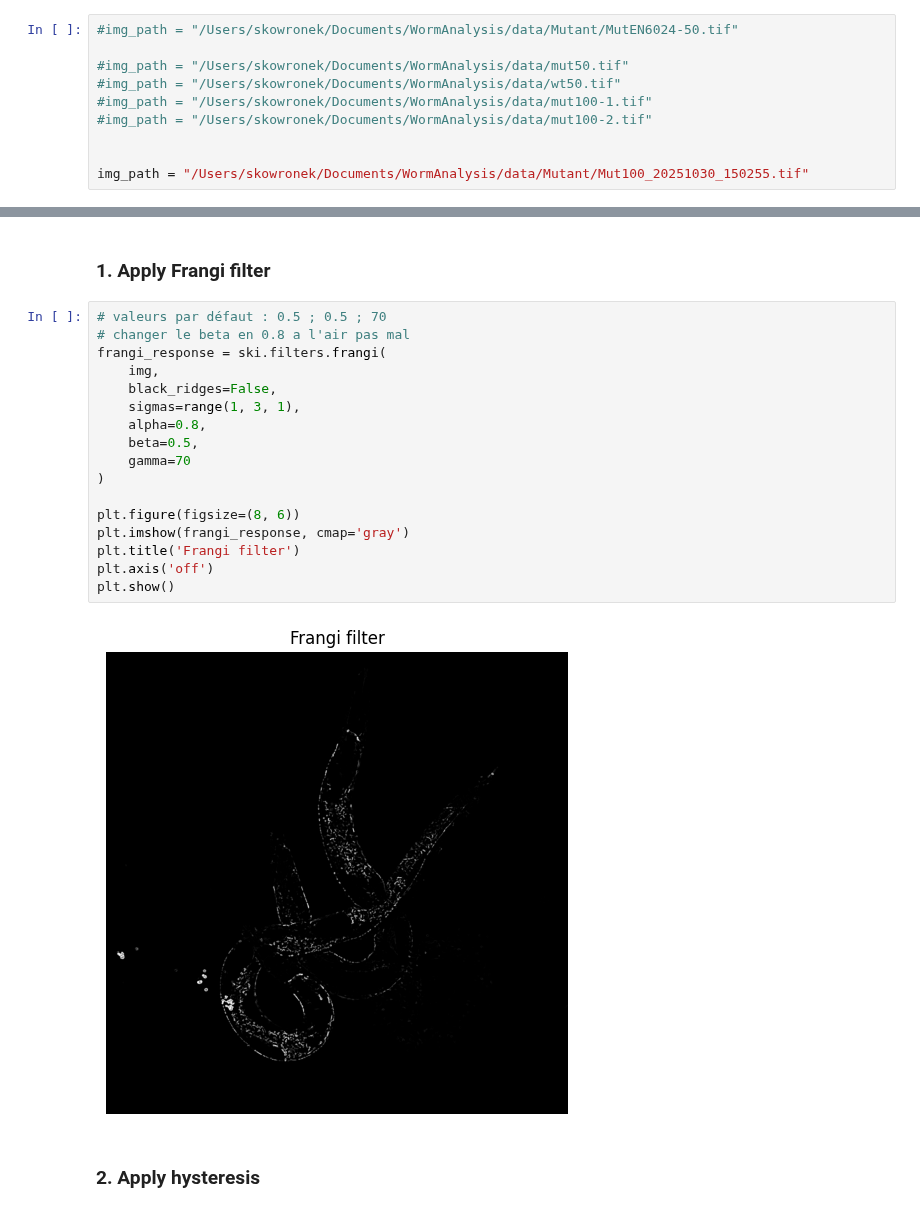
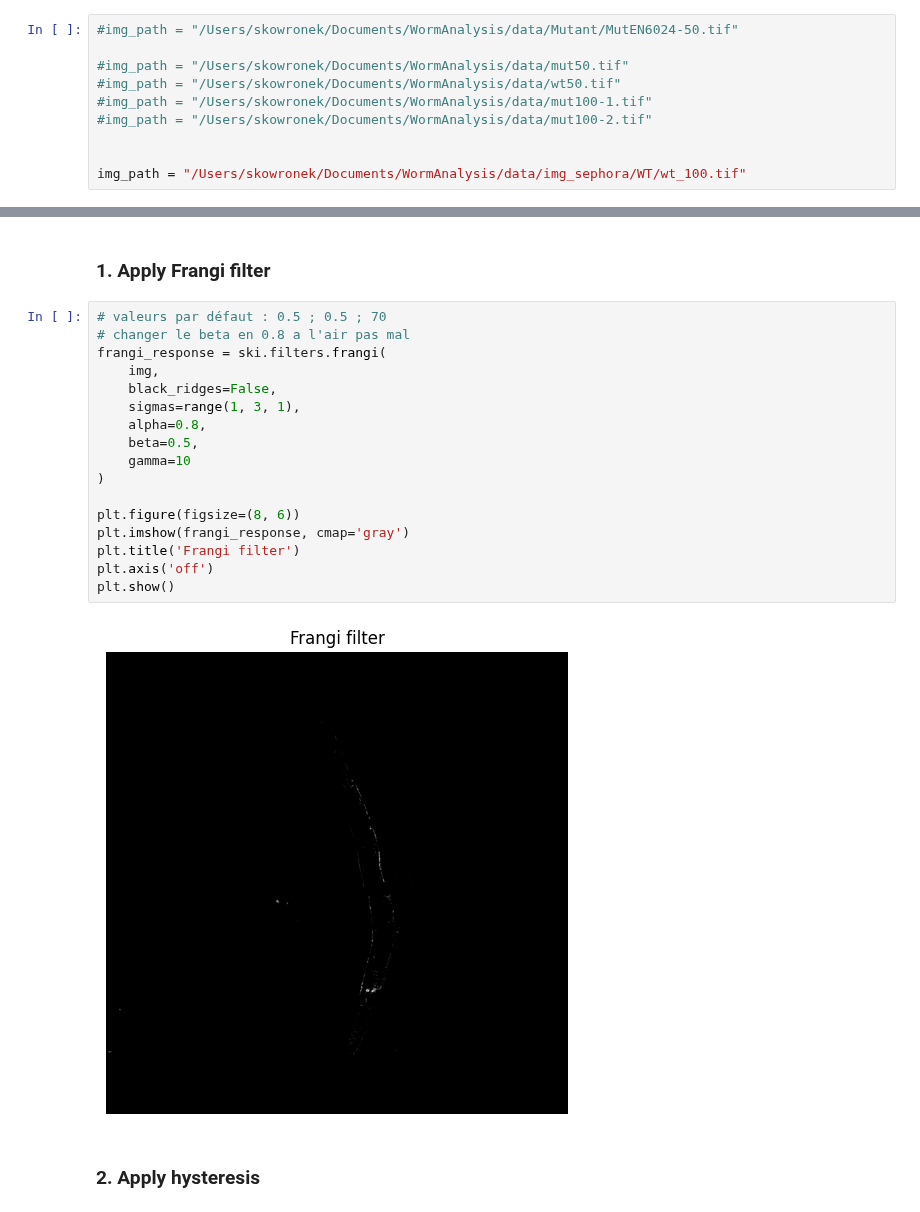
Before and after one commit to arthurskowronek/WormAnalysis, a Jupyter notebook: notebooks/show_worm_analysis.ipynb, the cells around one changed output, grey strips where cells are left out. Saved outputs shown, nothing was run; the diff lists cells and outputs as text.

```diff
--- a/notebooks/show_worm_analysis.ipynb
+++ b/notebooks/show_worm_analysis.ipynb
@@ -33,7 +33,7 @@ Put the path of the image you want to analyse :
 #img_path = "/Users/skowronek/Documents/WormAnalysis/data/mut100-2.tif"
 
 
-img_path = "/Users/skowronek/Documents/WormAnalysis/data/Mutant/Mut100_20251030_150255.tif"
+img_path = "/Users/skowronek/Documents/WormAnalysis/data/img_sephora/WT/wt_100.tif"
 # %%
 img = imread(img_path)
 img = dataset._preprocess_image(img) # change size and type
@@ -70,22 +74,22 @@ True
 # %%
 # valeurs par défaut : 0.5 ; 0.5 ; 70
 # changer le beta en 0.8 a l'air pas mal
 frangi_response = ski.filters.frangi(
     img,
     black_ridges=False,
     sigmas=range(1, 3, 1),
     alpha=0.8,
     beta=0.5,
-    gamma=70
+    gamma=10
 )
 
 plt.figure(figsize=(8, 6))
 plt.imshow(frangi_response, cmap='gray')
 plt.title('Frangi filter')
 plt.axis('off')
 plt.show()
 # %% [output]
-[figure, old version]
+[figure, new version]
 # %% [markdown]
 ### 2. Apply hysteresis
 # %%
```
Also changed, not shown: parts of 17 cells of this notebook, 7 other files.
